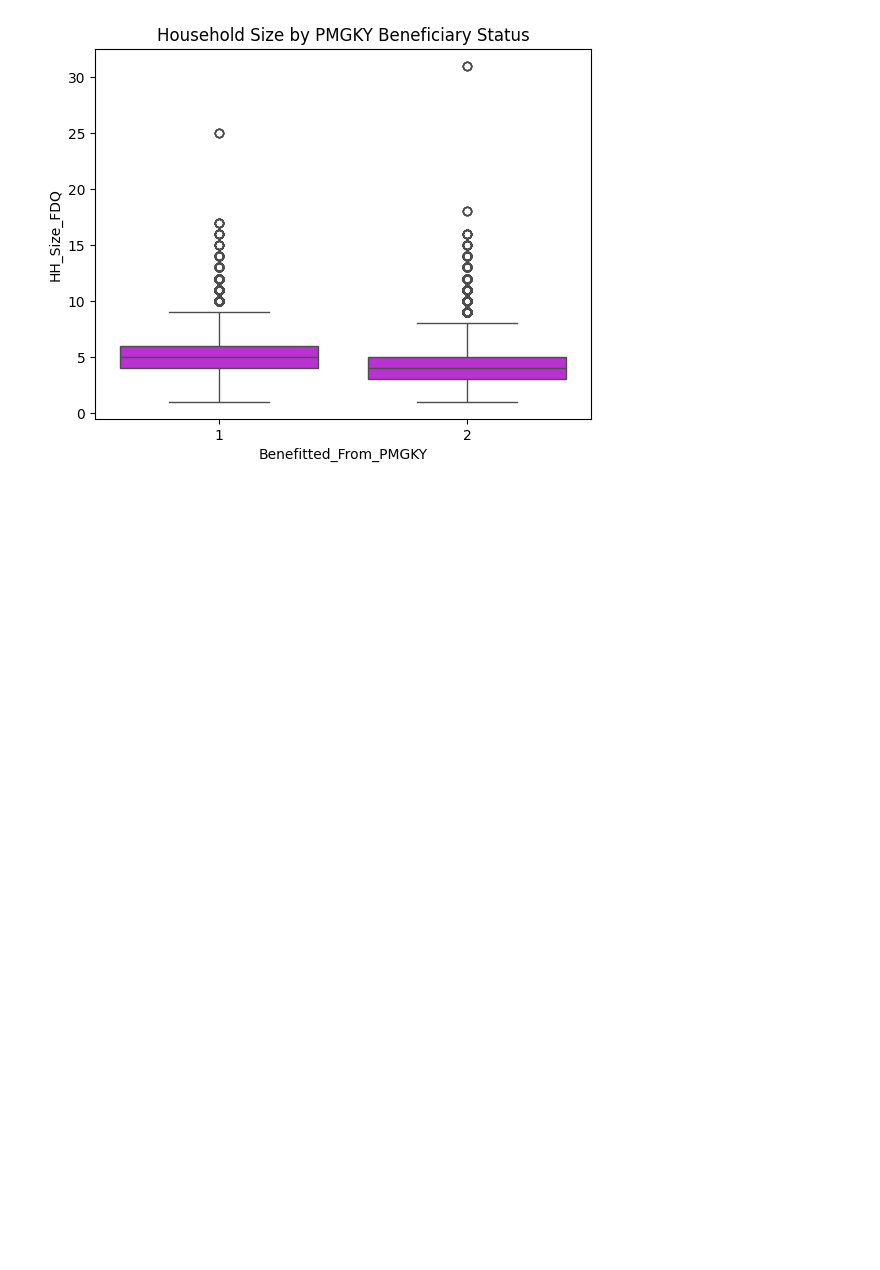
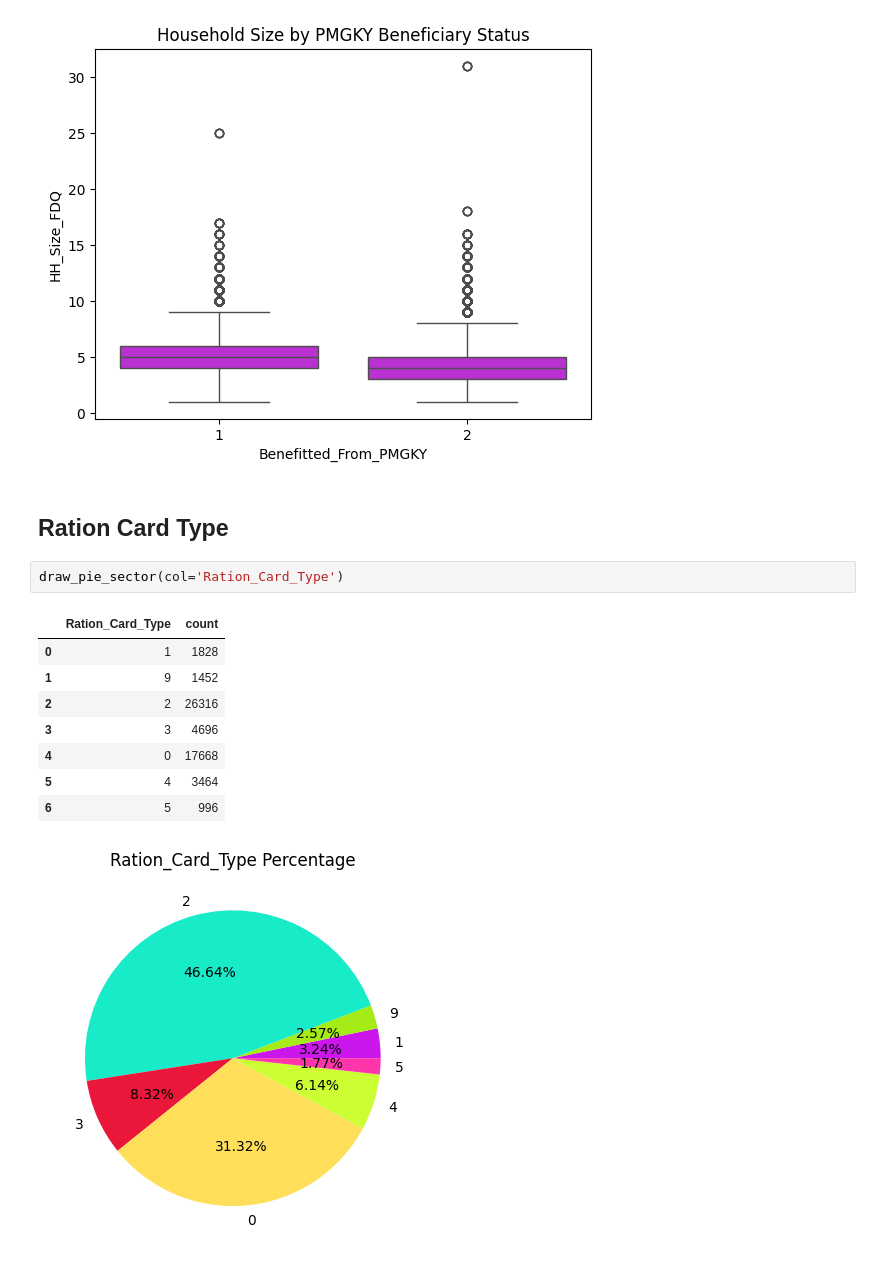
Before and after one commit to Rudra-G-23/rural-financial-inclusion-govt-scheme-recommendation, a Jupyter notebook: parquet-data/lev-03/notebooks/lev-03-04-eda-01.ipynb, the cells around one changed output. Cells and saved outputs as stored; diff of their text form; blank space fills up the shorter version.

```diff
--- a/parquet-data/lev-03/notebooks/lev-03-04-eda-01.ipynb
+++ b/parquet-data/lev-03/notebooks/lev-03-04-eda-01.ipynb
@@ -575,3 +589,17 @@ plt.title('Household Size by PMGKY Beneficiary Status')
 plt.show()
 # %% [output]
 [figure]
+# %% [markdown]
+## Ration Card Type
+# %%
+draw_pie_sector(col='Ration_Card_Type')
+# %% [output]
+|  | Ration_Card_Type | count |
+| 0 | 1 | 1828 |
+| 1 | 9 | 1452 |
+| 2 | 2 | 26316 |
+| 3 | 3 | 4696 |
+| 4 | 0 | 17668 |
+| 5 | 4 | 3464 |
+| 6 | 5 | 996 |
+[figure, added]
```
Also changed, not shown: parts of 21 cells of this notebook, 5 other files.
